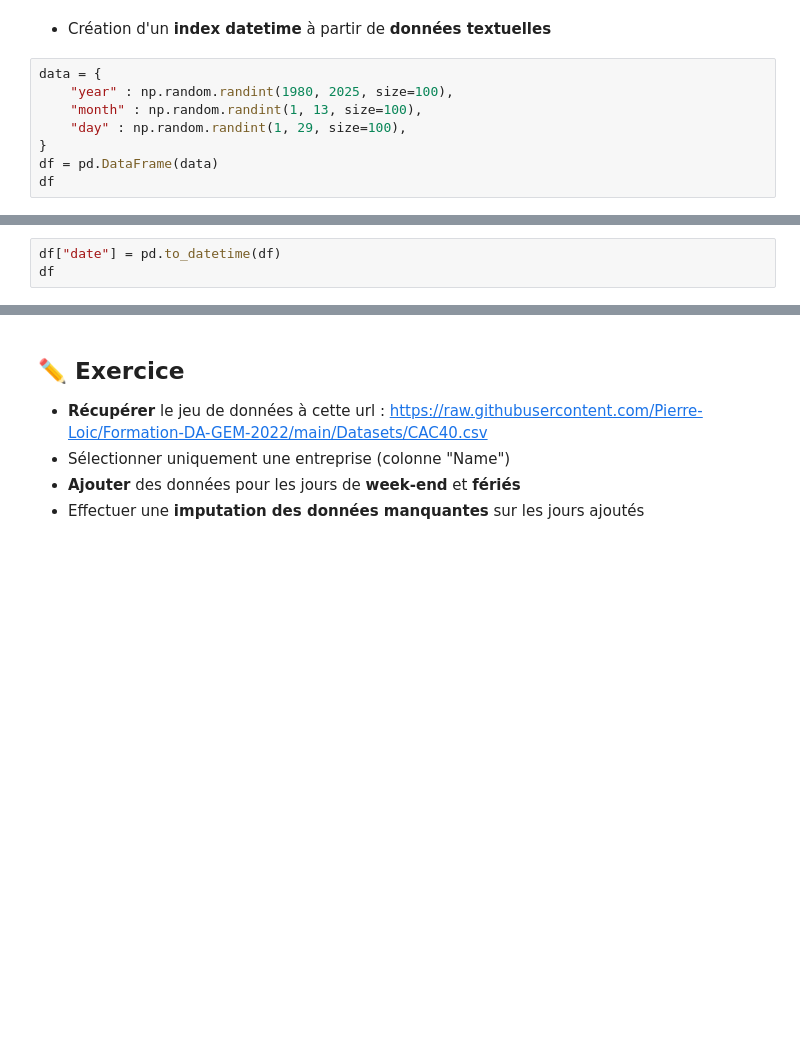
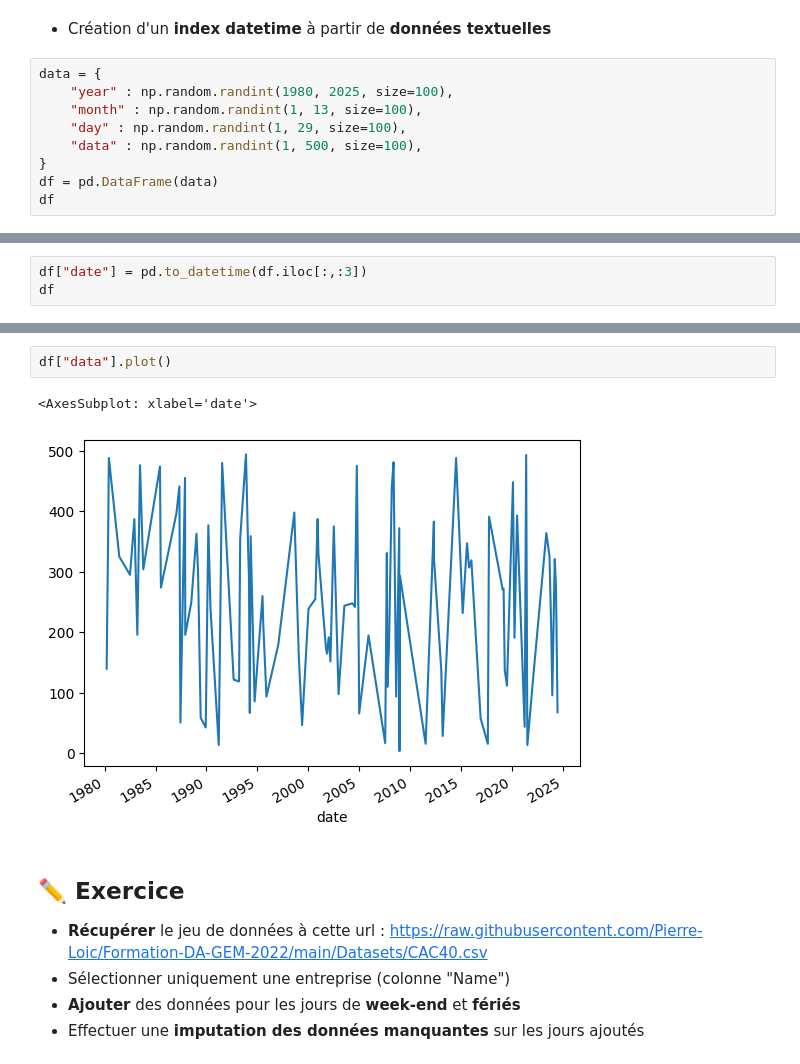
Before and after one commit to Pierre-Loic/Formation-DA-GEM-2022, a Jupyter notebook: Semaine_5_30-01_03-02/Revision_2-Pandas.ipynb, the cells around one changed output, grey strips where cells are left out. Cells and saved outputs as stored; diff of their text form; blank space fills up the shorter version.

```diff
--- a/Semaine_5_30-01_03-02/Revision_2-Pandas.ipynb
+++ b/Semaine_5_30-01_03-02/Revision_2-Pandas.ipynb
@@ -105,6 +241,7 @@ data = {
     "year" : np.random.randint(1980, 2025, size=100),
     "month" : np.random.randint(1, 13, size=100),
     "day" : np.random.randint(1, 29, size=100),
+    "data" : np.random.randint(1, 500, size=100),
 }
 df = pd.DataFrame(data)
 df
@@ -111,3 +262,3 @@ df
 # %%
-df["date"] = pd.to_datetime(df)
+df["date"] = pd.to_datetime(df.iloc[:,:3])
 df
@@ -120,3 +330,8 @@ df
+# %%
+df["data"].plot()
+# %% [output]
+<AxesSubplot: xlabel='date'>
+[figure, added]
 # %% [markdown]
 ## ✏️ Exercice
 
```
Also changed, not shown: parts of 22 cells of this notebook, 4 other files.
